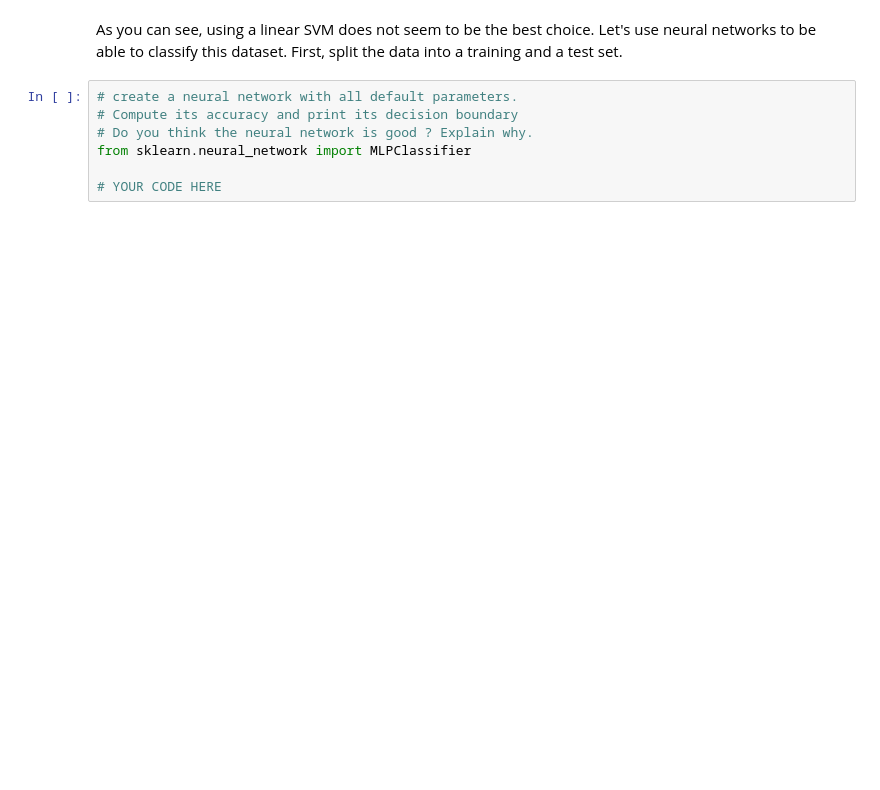
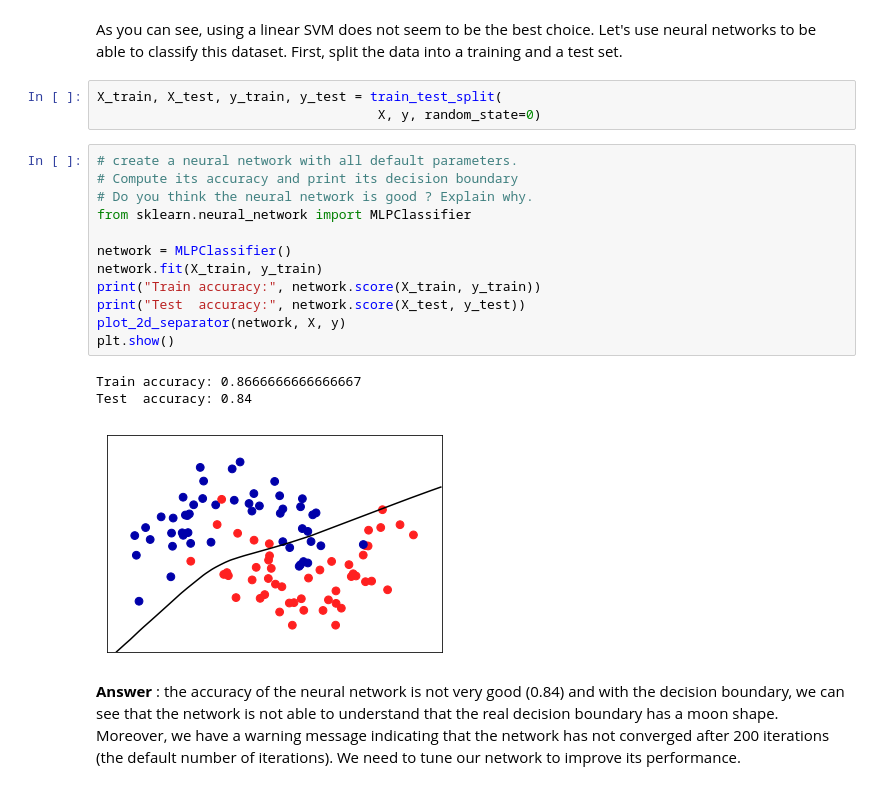
Before and after one commit to tca19/data-analysis, a Jupyter notebook: session-4/session-4-solutions.ipynb, the cells around one changed output. Saved outputs shown, nothing was run; the diff lists cells and outputs as text; blank space fills up the shorter version.

Commit message:
add solution for neural networks part in session-4

```diff
--- a/session-4/session-4-solutions.ipynb
+++ b/session-4/session-4-solutions.ipynb
@@ -258,12 +266,26 @@ plt.show()
 # %% [markdown]
 As you can see, using a linear SVM does not seem to be the best choice. Let's use neural networks to be able to classify this dataset. First, split the data into a training and a test set.
+# %%
+X_train, X_test, y_train, y_test = train_test_split(
+                                    X, y, random_state=0)
 # %%
 # create a neural network with all default parameters.
 # Compute its accuracy and print its decision boundary
 # Do you think the neural network is good ? Explain why.
 from sklearn.neural_network import MLPClassifier
 
-# YOUR CODE HERE
+network = MLPClassifier()
+network.fit(X_train, y_train)
+print("Train accuracy:", network.score(X_train, y_train))
+print("Test  accuracy:", network.score(X_test, y_test))
+plot_2d_separator(network, X, y)
+plt.show()
+# %% [output]
+Train accuracy: 0.8666666666666667
+Test  accuracy: 0.84
+[figure, added]
+# %% [markdown]
+**Answer** : the accuracy of the neural network is not very good (0.84) and with the decision boundary, we can see that the network is not able to understand that the real decision boundary has a moon shape. Moreover, we have a warning message indicating that the network has not converged after 200 iterations (the default number of iterations). We need to tune our network to improve its performance.
 # %%
 # there exist different algorithms to train a neural network.
 # the default one is called 'adam'. Use the documentation
```
Also changed, not shown: parts of 10 cells of this notebook.
